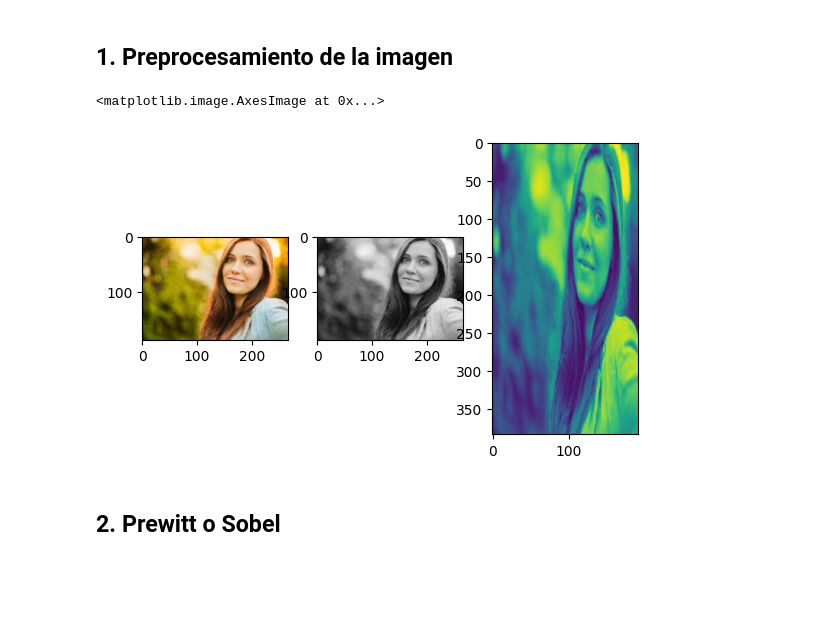
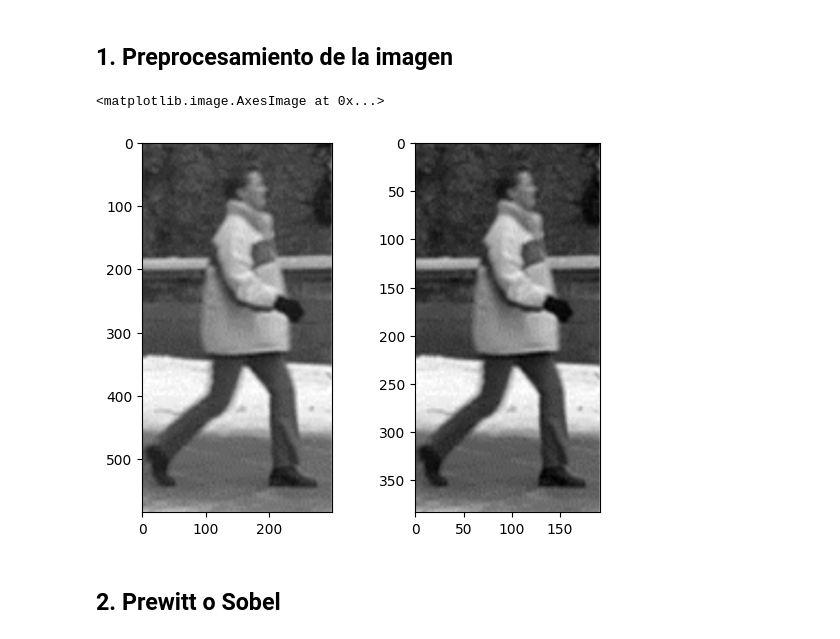
Before and after one commit to JusSolo/computer-vision-lab-3, a Jupyter notebook: lab3.ipynb, the cells around one changed output. Drawn from its saved outputs; the diff is of its cells as text; code cells hidden in the pictures; blank space fills up the shorter version.

```diff
--- a/lab3.ipynb
+++ b/lab3.ipynb
@@ -14,6 +14,7 @@ import matplotlib.pyplot as plt
 ## 1. Preprocesamiento de la imagen
 # %%
 def preprocess_image(image: np.ndarray, k: int, output_dtype=np.uint8) -> np.ndarray:
+    image = cv2.cvtColor(image, cv2.COLOR_BGR2GRAY)
     if k < 1:
         raise ValueError("El valor de k debe ser mayor o igual a 1.")
 
@@ -32,20 +33,17 @@ def preprocess_image(image: np.ndarray, k: int, output_dtype=np.uint8) -> np.nda
     return resized_image
 # %%
 # Ejemplo de uso:
-image = cv2.imread('person2.jpg')
-image_rgb = cv2.cvtColor(image, cv2.COLOR_BGR2RGB)
-image_gray = cv2.cvtColor(image_rgb, cv2.COLOR_BGR2GRAY)
-processed_image = preprocess_image(image_gray, k=3, output_dtype=np.uint8)
+image = cv2.imread('person.png')
+
+processed_image = preprocess_image(image, k=3)
 # %%
-plt.subplot(1, 3, 1)
-plt.imshow(image_rgb)
-plt.subplot(1, 3, 2)
-plt.imshow(image_gray, cmap="gray")
-plt.subplot(1, 3, 3)
-plt.imshow(processed_image)
+plt.subplot(1, 2, 1)
+plt.imshow(image)
+plt.subplot(1, 2, 2)
+plt.imshow(processed_image, cmap="gray")
 # %% [output]
 <matplotlib.image.AxesImage at 0x...>
-[figure, old version]
+[figure, new version]
 # %% [markdown]
 ## 2. Prewitt o Sobel
 # %%
```
Also changed, not shown: parts of 10 cells of this notebook.
